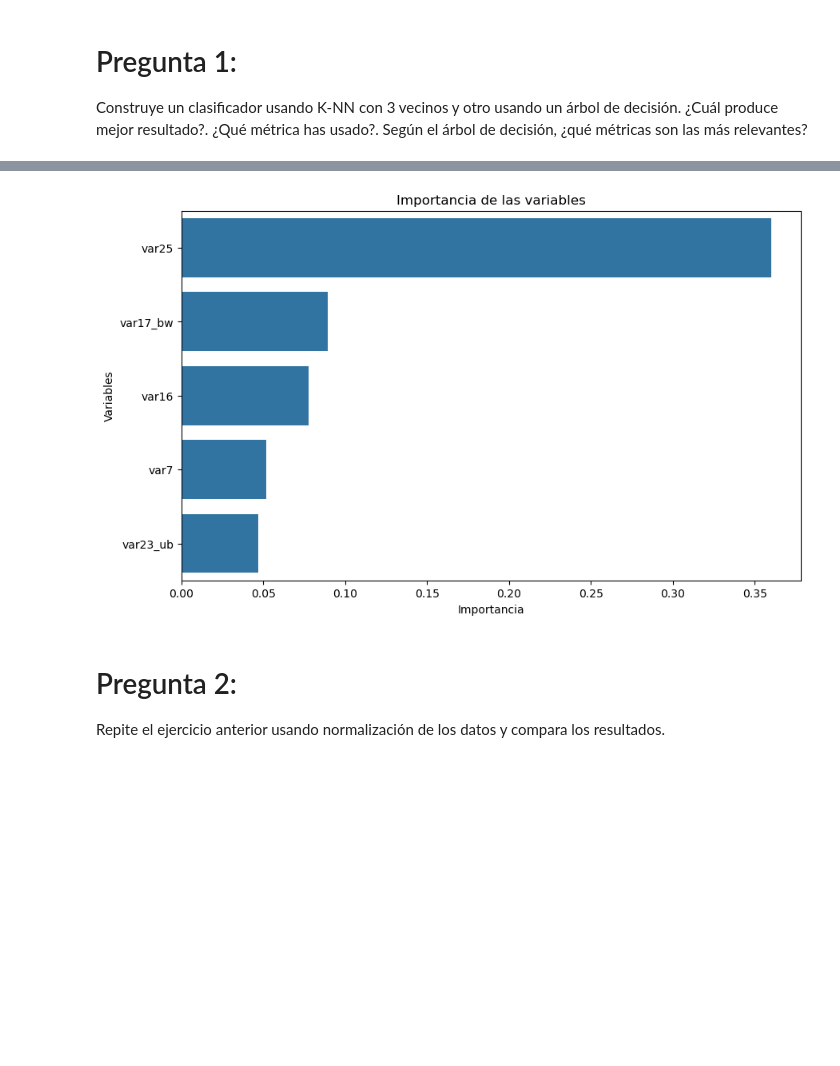
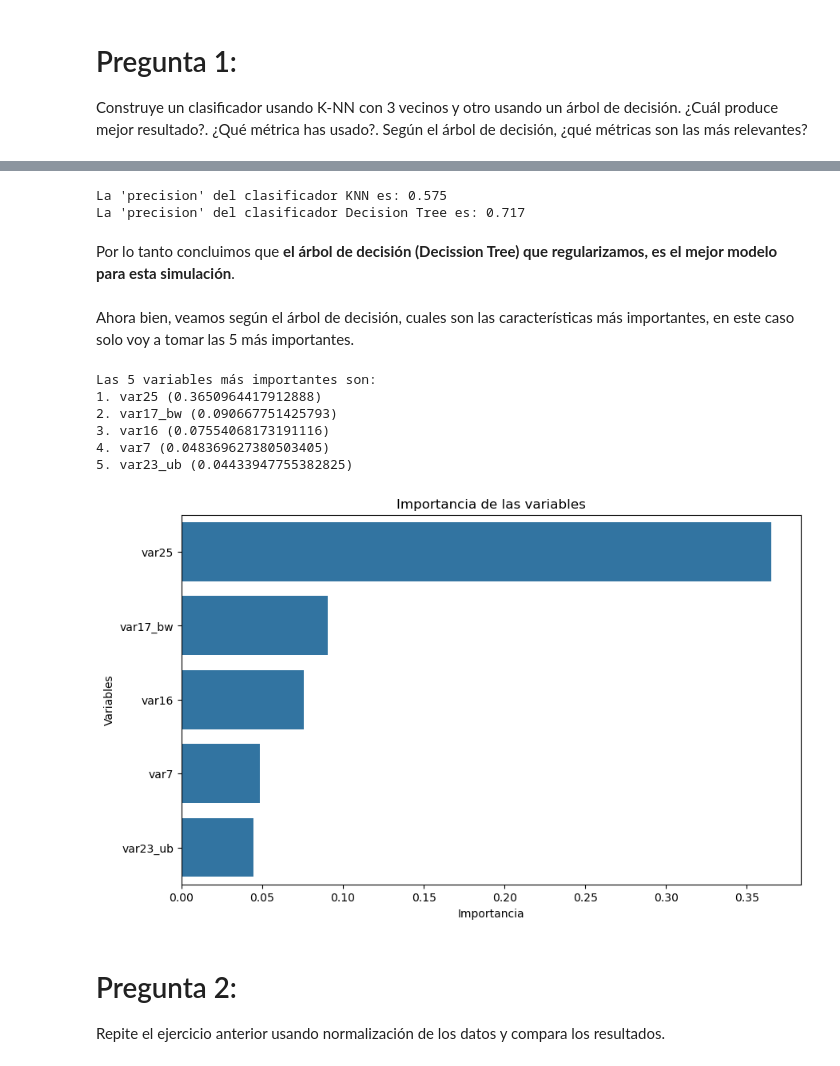
Before and after one commit to MillerQuintero2001/ARISA_Project_Data_Science, a Jupyter notebook: Project/Ejercicio 1 - BASICO.ipynb, the cells around one changed output, grey strips where cells are left out. Cells and saved outputs as stored; diff of their text form; code cells hidden in the pictures; blank space fills up the shorter version.

```diff
--- a/Project/Ejercicio 1 - BASICO.ipynb
+++ b/Project/Ejercicio 1 - BASICO.ipynb
@@ -195,3 +198,9 @@ Index(['payment', 'var3', 'var4', 'var5', 'var6', 'var7', 'var8', 'var12',
        'var23_da', 'var23_fe', 'var23_po', 'var23_qu', 'var23_ri', 'var23_sy',
        'var23_tf', 'var23_ub', 'var23_yv', 'var29_ev'],
       dtype='object')
+# %%
+# Antes de dividir los datos, separamos las variables predictoras de la variable objetivo
+X = pdl.drop(columns=['payment'])
+y = pdl['payment']
+# Vemos si existe algún desbalanceo en la variable objetivo
+print(y.value_counts())
@@ -333,0 +363,19 @@ array([1.89453816e-02, 1.44237594e-02, 1.95369121e-02, 1.89470078e-02,
+# %%
+# Definimos de nuevo el Decision Tree con un max_depth
+
+# Para esto tomamos la máxima profundidad del árbol de decisión con overfitting y tomamos un 80% de esa profundidad
+max_depth = int(dt.get_depth()*0.8)
+regularized_dt = DecisionTreeClassifier(max_depth = max_depth).fit(x_train, y_train)
+y_pred_regularized_dt = regularized_dt.predict(x_test)
+
+# Miramos el score del clasificador en train para revisar que no haya overfitting
+train_score_regularized_dt = round(regularized_dt.score(x_train, y_train), 3)
+
+if train_score_regularized_dt < 1:
+    print("No hay overfitting, el score en train es:", train_score_regularized_dt)
+else:
+    print("Hay overfitting, el score en train es:", train_score_regularized_dt)
+    print("La profundidad del árbol es:", regularized_dt.get_depth())
+
+# Miramos el accuracy score del clasificador en test
+print("El score en test es:", round(regularized_dt.score(x_test, y_test), 3))
@@ -334,20 +392,49 @@ array([1.89453816e-02, 1.44237594e-02, 1.95369121e-02, 1.89470078e-02,
+# %%
+# Evaluemos los 2 modelos con la métrica de precisión sobre los datos de test
+from sklearn.metrics import precision_score
+
+# Miramos la 'precision' del clasificador KNN
+precision_knn = round(precision_score(y_test, y_pred_knn), 3)
+print("La 'precision' del clasificador KNN es:", precision_knn)
+# Miramos la 'precision' del clasificador Decision Tree regularizado
+precision_regularized_dt = round(precision_score(y_test, y_pred_regularized_dt), 3)
+print("La 'precision' del clasificador Decision Tree es:", precision_regularized_dt)
+# %% [output]
+La 'precision' del clasificador KNN es: 0.575
+La 'precision' del clasificador Decision Tree es: 0.717
+# %% [markdown]
+Por lo tanto concluimos que **el árbol de decisión (Decission Tree) que regularizamos, es el mejor modelo para esta simulación**.
+# %% [markdown]
+Ahora bien, veamos según el árbol de decisión, cuales son las características más importantes, en este caso solo voy a tomar las 5 más importantes.
 # %%
 # Obtenemos las métricas más importantes según el clasificador de Decision Tree
-importances = dt.feature_importances_
-# Obtenemos los nombres de las 5 variables más importantes
+importances = regularized_dt.feature_importances_
+# Tomamos las 5 más importantes
 indices = np.argsort(importances)[::-1][:5]
+# Obtenemos los nombres de las variables más importantes
+names = x_train.columns[indices]
 
-# Generamos un gráfico de barras con las 5 variables más importantes
+print("Las 5 variables más importantes son:")
+for i in range(5):
+    print(f"{i + 1}. {names[i]} ({importances[indices[i]]})")
+
+# Hacemos un gráfico de las 5 variables más importantes
 import matplotlib.pyplot as plt
 import seaborn as sns
 plt.figure(figsize=(10, 6))
-sns.barplot(x=importances[indices], y=x_train.columns[indices])
+sns.barplot(x=importances[indices], y=names)
 plt.title("Importancia de las variables")
 plt.xlabel("Importancia")
 plt.ylabel("Variables")
 plt.show()
 # %% [output]
+Las 5 variables más importantes son:
+1. var25 (0.3650964417912888)
+2. var17_bw (0.090667751425793)
+3. var16 (0.07554068173191116)
+4. var7 (0.048369627380503405)
+5. var23_ub (0.04433947755382825)
-[figure, old version]
+[figure, new version]
 # %% [markdown]
 # Pregunta 2:
 Repite el ejercicio anterior usando normalización de los datos y compara los resultados.
```
Also changed, not shown: parts of 61 cells of this notebook.
